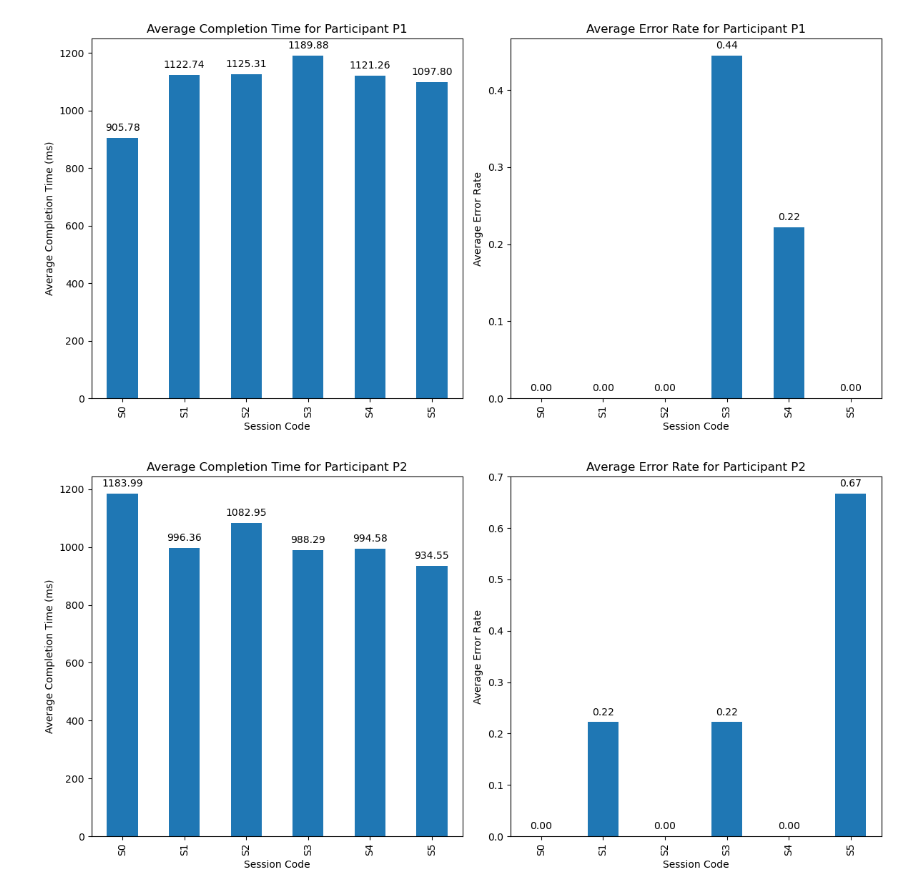
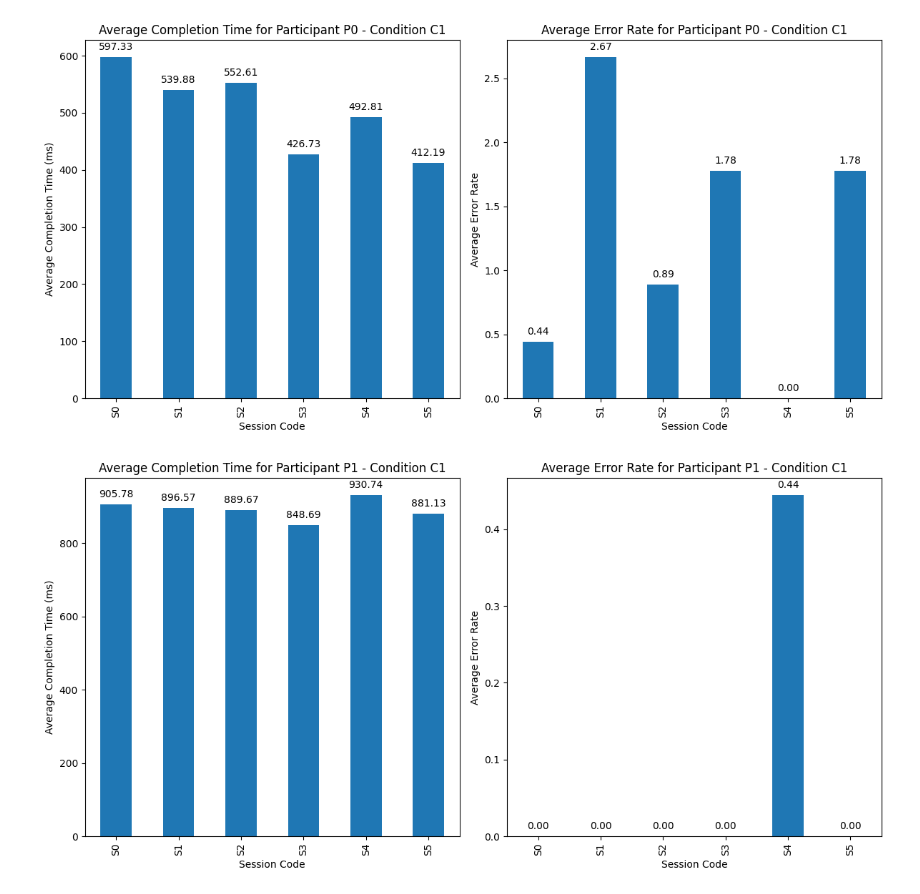
Before and after one commit to sanjeet-jain/CS-545-Reading-Responses, a Jupyter notebook: Assignment 1/analysis.ipynb, the cells around one changed output. Saved outputs shown, nothing was run; the diff lists cells and outputs as text; code cells hidden in the pictures.

```diff
--- a/Assignment 1/analysis.ipynb
+++ b/Assignment 1/analysis.ipynb
@@ -80,6 +76,7 @@ data_overall = pd.read_csv(destination_directory+"Data_Mouse_overall.csv")
 
 
 # Calculate Completion Time (ms) and Error Rate
+data_click['Completion Time (ms)'] = data_click['Completion Time (ms)']
 data_click['Error Rate'] = (data_click['Incorrect'] / data_click['Number of Targets']) * 100  # Convert to percentage
 
 # Separate data for C1 and C2 conditions
@@ -219,8 +345,8 @@ There is a significant difference between C1 and C2.
 # %%
 import matplotlib.pyplot as plt
 
-# Group the data by 'Participant Code'
-grouped_data = data_click.groupby('Participant Code')
+# Group the data by 'Condition Code' and 'Participant Code'
+grouped_data = data_click.groupby(['Condition Code', 'Participant Code'])
 
 # Function to add values on top of each bar
 def add_values(ax, spacing=5):
@@ -238,36 +364,36 @@ def add_values(ax, spacing=5):
             (x_value, y_value),
             xytext=(0, space),
             textcoords="offset points",
             ha='center',
             va=va
         )
 
-# Plot average completion time and error for each participant
-for participant, group in grouped_data:
+# Plot average completion time and error for each participant and condition
+for (condition, participant), group in grouped_data:
     plt.figure(figsize=(12, 6))
 
     # Plot average completion time
     plt.subplot(1, 2, 1)
-    plt.title(f'Average Completion Time for Participant {participant}')
+    plt.title(f'Average Completion Time for Participant {participant} - Condition {condition}')
     ax1 = group.groupby('Session Code')['Completion Time (ms)'].mean().plot(kind='bar')
     plt.xlabel('Session Code')
     plt.ylabel('Average Completion Time (ms)')
 
     add_values(ax1)  # Add values on top of bars
 
     # Plot average error rate
     plt.subplot(1, 2, 2)
-    plt.title(f'Average Error Rate for Participant {participant}')
+    plt.title(f'Average Error Rate for Participant {participant} - Condition {condition}')
     ax2 = group.groupby('Session Code')['Error Rate'].mean().plot(kind='bar')
     plt.xlabel('Session Code')
     plt.ylabel('Average Error Rate')
 
     add_values(ax2)  # Add values on top of bars
 
     plt.tight_layout()
     pdf_pages.savefig()
 
     plt.show()
 # %% [output]
-[figure, old version]
+[figure, new version]
-[figure, old version]
+[figure, new version]
```
Also changed, not shown: parts of 17 cells of this notebook, 13 other files.
